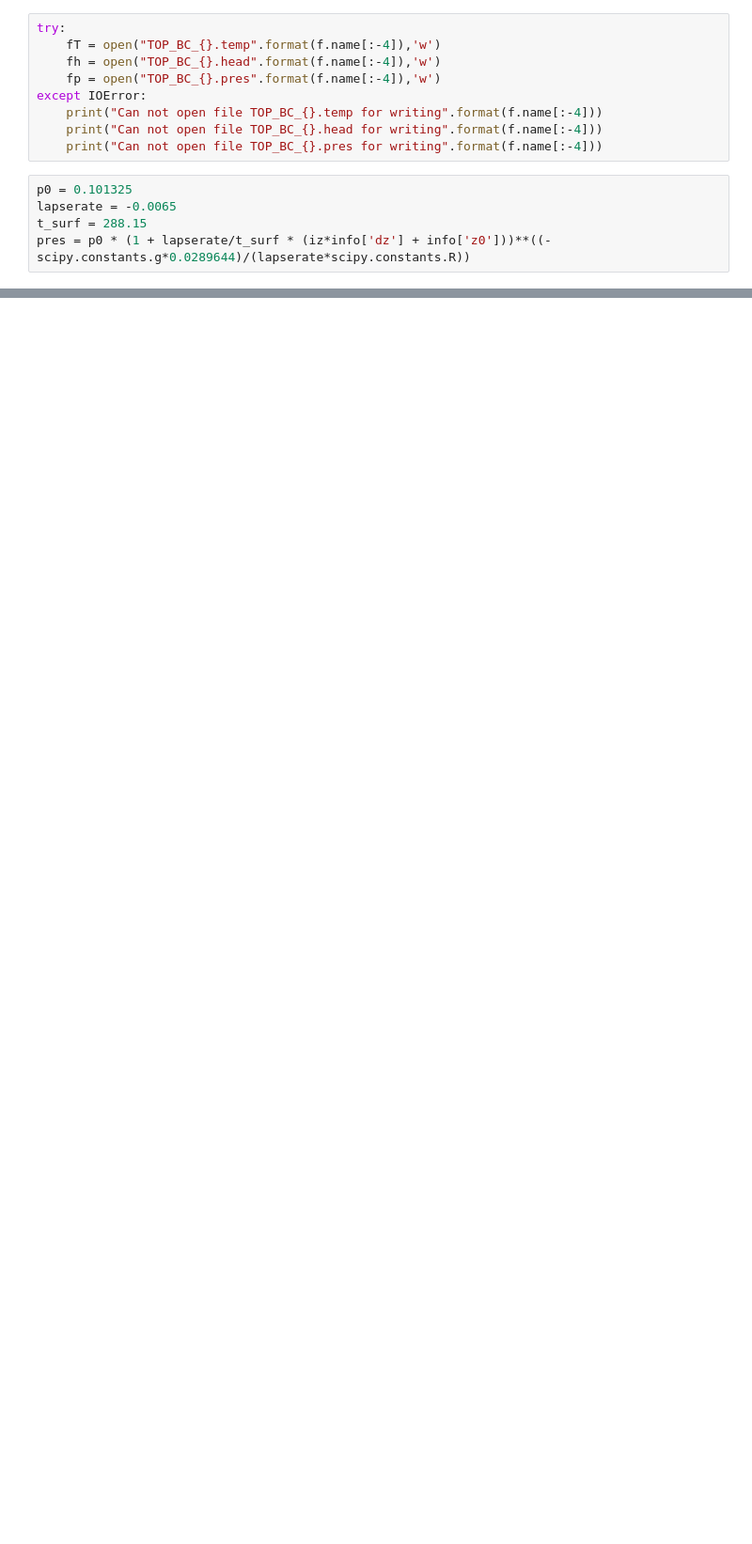
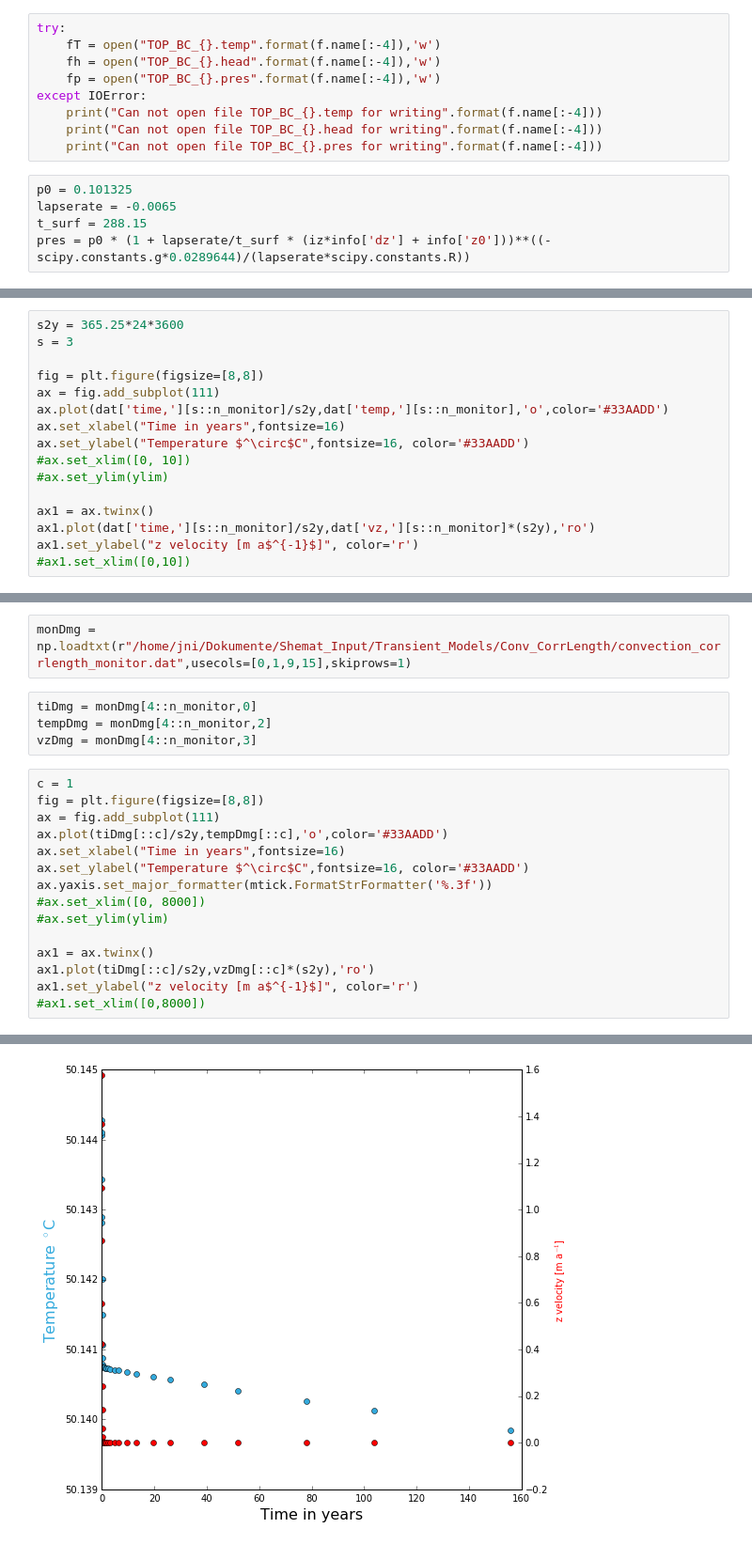
Before and after one commit to Japhiolite/PySHEMSuite, a Jupyter notebook: voxel_to_uindex.ipynb, the cells around one changed output, grey strips where cells are left out. Shown at 94% size. Drawn from its saved outputs; the diff is of its cells as text; blank space fills up the shorter version.

```diff
--- a/voxel_to_uindex.ipynb
+++ b/voxel_to_uindex.ipynb
@@ -143,0 +202,16 @@ iz*info['dz'] + info['z0']
+# %%
+s2y = 365.25*24*3600
+s = 3
+
+fig = plt.figure(figsize=[8,8])
+ax = fig.add_subplot(111)
+ax.plot(dat['time,'][s::n_monitor]/s2y,dat['temp,'][s::n_monitor],'o',color='#33AADD')
+ax.set_xlabel("Time in years",fontsize=16)
+ax.set_ylabel("Temperature $^\circ$C",fontsize=16, color='#33AADD')
+#ax.set_xlim([0, 10])
+#ax.set_ylim(ylim)
+
+ax1 = ax.twinx()
+ax1.plot(dat['time,'][s::n_monitor]/s2y,dat['vz,'][s::n_monitor]*(s2y),'ro')
+ax1.set_ylabel("z velocity [m a$^{-1}$]", color='r')
+#ax1.set_xlim([0,10])
@@ -143,0 +251,22 @@ iz*info['dz'] + info['z0']
+# %%
+monDmg = np.loadtxt(r"/home/jni/Dokumente/Shemat_Input/Transient_Models/Conv_CorrLength/convection_corrlength_monitor.dat",usecols=[0,1,9,15],skiprows=1)
+# %%
+tiDmg = monDmg[4::n_monitor,0]
+tempDmg = monDmg[4::n_monitor,2]
+vzDmg = monDmg[4::n_monitor,3]
+# %%
+c = 1
+fig = plt.figure(figsize=[8,8])
+ax = fig.add_subplot(111)
+ax.plot(tiDmg[::c]/s2y,tempDmg[::c],'o',color='#33AADD')
+ax.set_xlabel("Time in years",fontsize=16)
+ax.set_ylabel("Temperature $^\circ$C",fontsize=16, color='#33AADD')
+ax.yaxis.set_major_formatter(mtick.FormatStrFormatter('%.3f'))
+#ax.set_xlim([0, 8000])
+#ax.set_ylim(ylim)
+
+ax1 = ax.twinx()
+ax1.plot(tiDmg[::c]/s2y,vzDmg[::c]*(s2y),'ro')
+ax1.set_ylabel("z velocity [m a$^{-1}$]", color='r')
+#ax1.set_xlim([0,8000])
+# %% [output]
@@ -143,0 +274 @@ iz*info['dz'] + info['z0']
+[figure, added]
```
Also changed, not shown: parts of 27 cells of this notebook, 3 other files.
